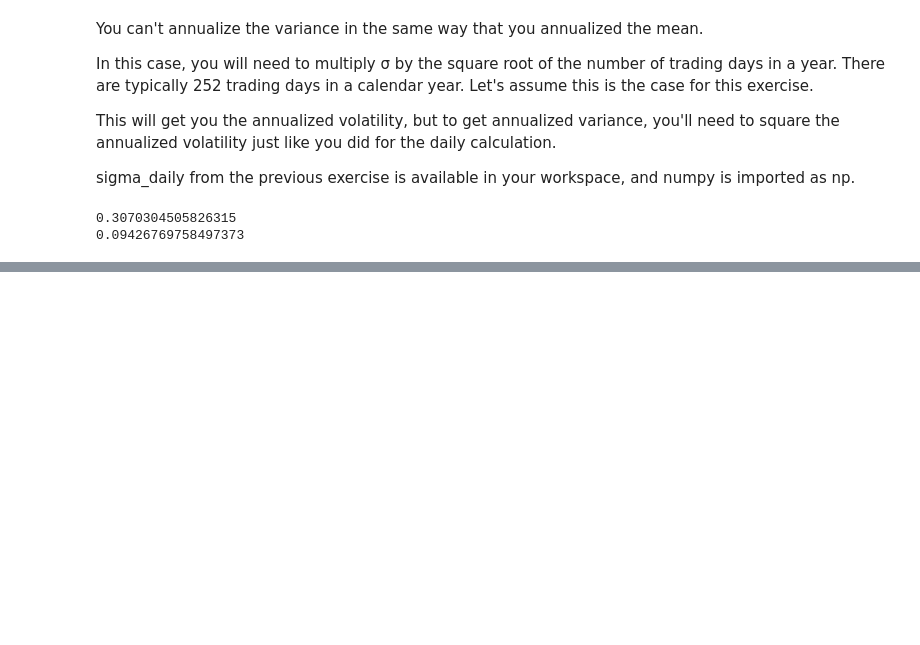
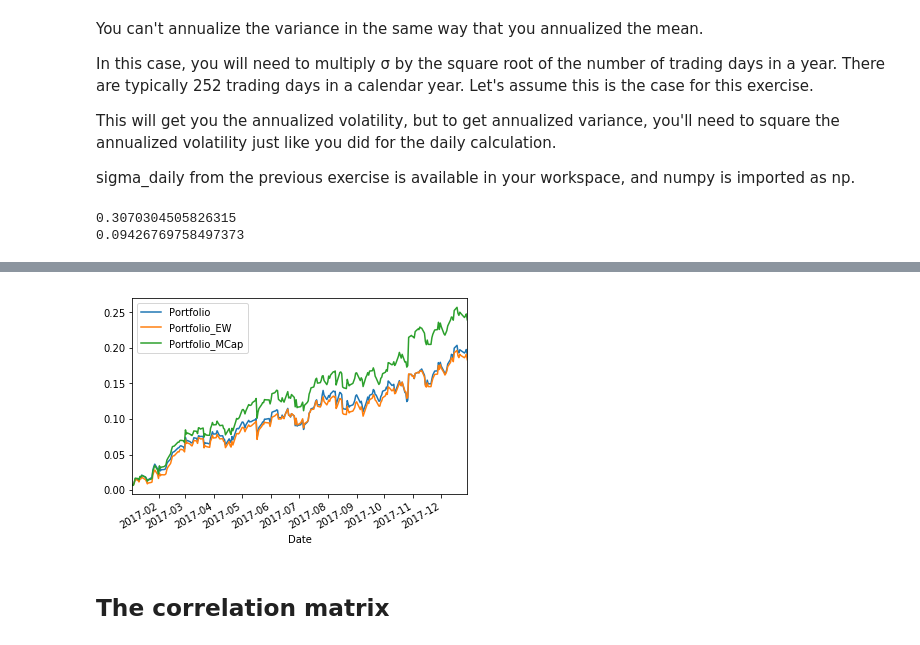
Before and after one commit to guilhermeKodama/FinanceAI, a Jupyter notebook: DataCamp - Intro Portfolio Risk Management/intro_portfolio_risk_management.ipynb, the cells around one changed output, grey strips where cells are left out. Drawn from its saved outputs; the diff is of its cells as text; code cells hidden in the pictures; blank space fills up the shorter version.

```diff
--- a/DataCamp - Intro Portfolio Risk Management/intro_portfolio_risk_management.ipynb
+++ b/DataCamp - Intro Portfolio Risk Management/intro_portfolio_risk_management.ipynb
@@ -139,0 +270,14 @@ print(variance_annualized)
+# %%
+# Create an array of market capitalizations (in billions)
+market_capitalizations = np.array([601.51, 469.25, 349.5, 310.48, 299.77, 356.94, 268.88, 331.57, 246.09])
+
+# Calculate the market cap weights
+mcap_weights = market_capitalizations / sum(market_capitalizations)
+
+# Calculate the market cap weighted portfolio returns
+StockReturns['Portfolio_MCap'] = StockReturns.iloc[:, 0:9].mul(mcap_weights, axis=1).sum(axis=1)
+cumulative_returns_plot(['Portfolio', 'Portfolio_EW', 'Portfolio_MCap'])
+# %% [output]
+[figure, added]
+# %% [markdown]
+## The correlation matrix
```
Also changed, not shown: parts of 88 cells of this notebook, 28 other files.
